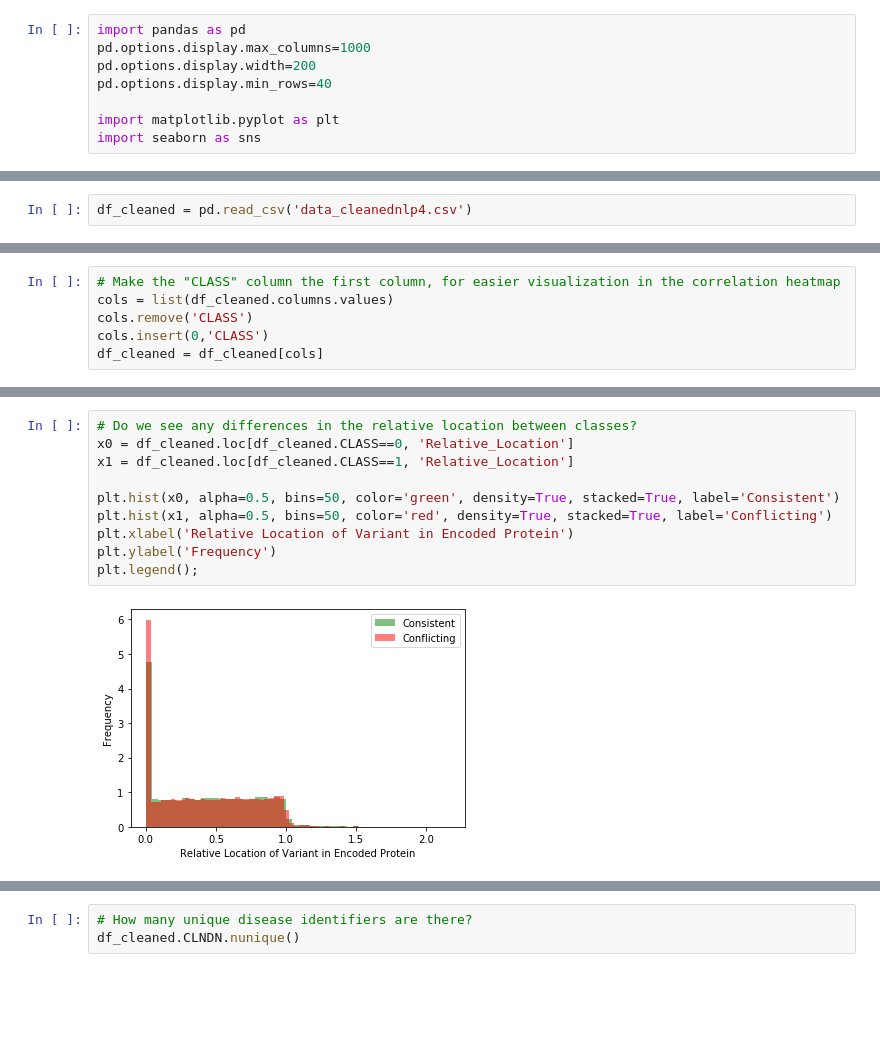
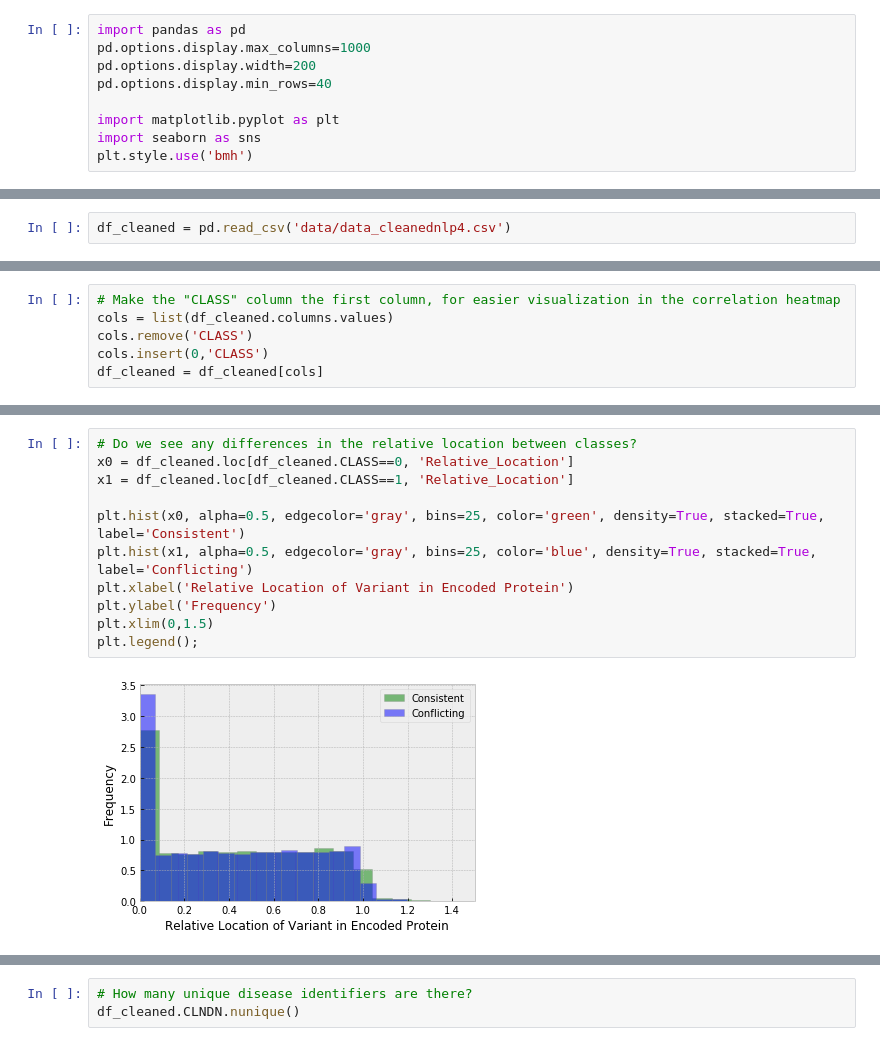
Before and after one commit to gksullan/Springboard_Capstone_1, a Jupyter notebook: exploratory_data_analysis.ipynb, the cells around one changed output, grey strips where cells are left out. Cells and saved outputs as stored; diff of their text form; blank space fills up the shorter version.

```diff
--- a/exploratory_data_analysis.ipynb
+++ b/exploratory_data_analysis.ipynb
@@ -6,4 +6,5 @@ pd.options.display.min_rows=40
 
 import matplotlib.pyplot as plt
 import seaborn as sns
+plt.style.use('bmh')
 # %% [markdown]
@@ -107,7 +108,7 @@ binding profile (TFBP)
 - BLOSUM62 See: http://rosalind.info/glossary/blosum62/
 <br>
 # %%
-df_cleaned = pd.read_csv('data_cleanednlp4.csv')
+df_cleaned = pd.read_csv('data/data_cleanednlp4.csv')
 # %%
 df_cleaned.head()
 # %% [output]
@@ -180,15 +181,16 @@ plt.legend();
 # %%
 # Do we see any differences in the relative location between classes?
 x0 = df_cleaned.loc[df_cleaned.CLASS==0, 'Relative_Location']
 x1 = df_cleaned.loc[df_cleaned.CLASS==1, 'Relative_Location']
 
-plt.hist(x0, alpha=0.5, bins=50, color='green', density=True, stacked=True, label='Consistent')
-plt.hist(x1, alpha=0.5, bins=50, color='red', density=True, stacked=True, label='Conflicting')
+plt.hist(x0, alpha=0.5, edgecolor='gray', bins=25, color='green', density=True, stacked=True, label='Consistent')
+plt.hist(x1, alpha=0.5, edgecolor='gray', bins=25, color='blue', density=True, stacked=True, label='Conflicting')
 plt.xlabel('Relative Location of Variant in Encoded Protein')
 plt.ylabel('Frequency')
+plt.xlim(0,1.5)
 plt.legend();
 # %% [output]
-[figure, old version]
+[figure, new version]
 # %%
 # Do we see any difference in CLASS depending on if the variant is an intron or exon?
 x0 = df_cleaned.loc[df_cleaned.CLASS==0, 'INT']
```
Also changed, not shown: parts of 18 cells of this notebook, 2 other files.
